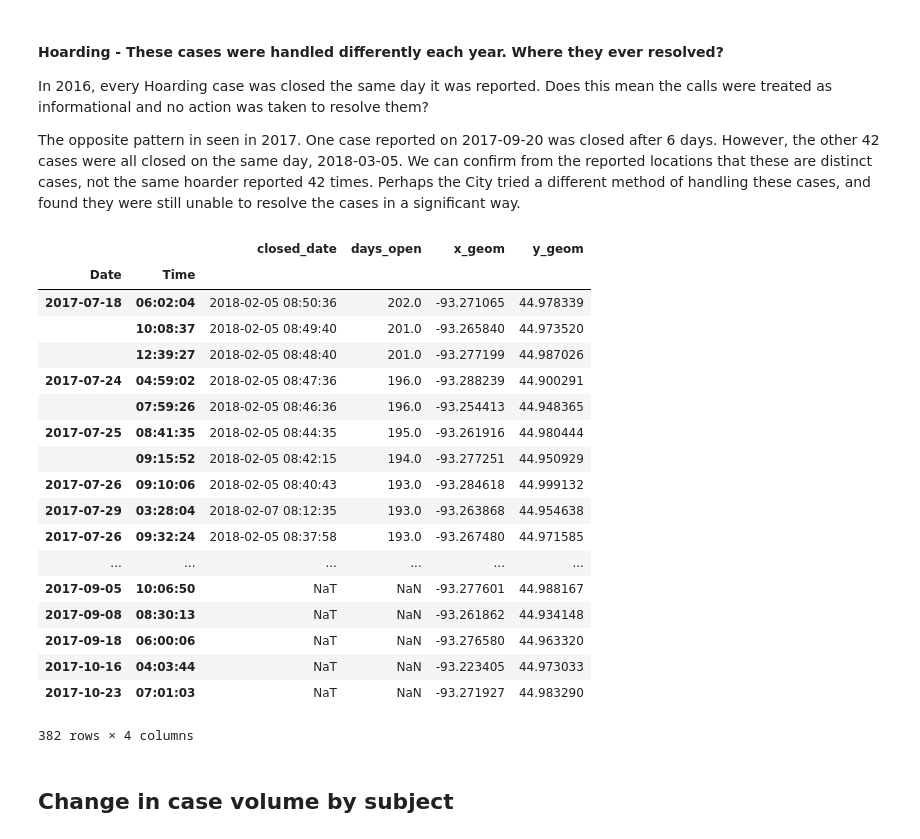
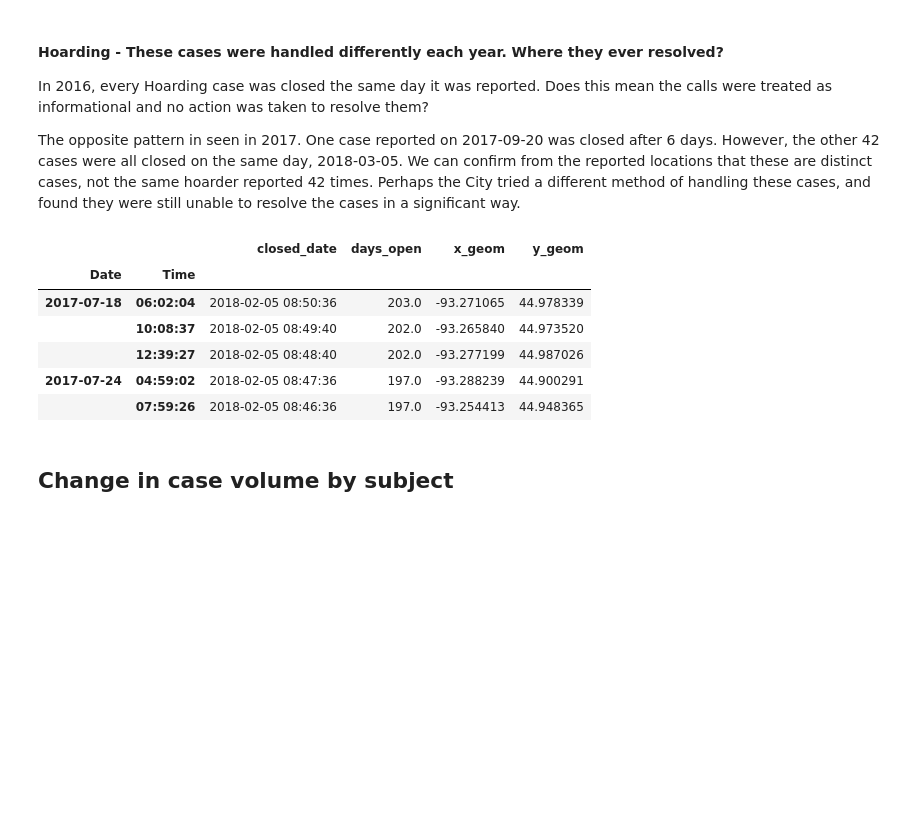
Before and after one commit to lwdee/Springboard, a Jupyter notebook: Capstone/Capstone_1_Data_Wrangling.ipynb, the cells around one changed output. Drawn from its saved outputs; the diff is of its cells as text; code cells hidden in the pictures; blank space fills up the shorter version.

```diff
--- a/Capstone/Capstone_1_Data_Wrangling.ipynb
+++ b/Capstone/Capstone_1_Data_Wrangling.ipynb
@@ -216,0 +361,4 @@ memory usage: 12.2+ MB
+# %%
+# Read the csv data file from above.
+df = pd.read_csv('311_clean.csv', index_col=[0,1], parse_dates = ['Date', 'closed_date', 'open_day'])
+df.head(2)
@@ -216,0 +395,3 @@ memory usage: 12.2+ MB
+# %%
+# Replace 0 value in 'days_open' column with 1.
+df.days_open = df.days_open.replace(0, 1)
@@ -496,6 +532,2 @@ df1617weather.to_csv('311_clean.csv')
 # %% [markdown]
 ## EDA
-# %%
-# Read the csv data file from above.
-df = pd.read_csv('311_clean.csv', index_col=[0,1], parse_dates = ['Date', 'closed_date', 'open_date'])
-df.head()
@@ -572,5 +533,0 @@ Name: title, dtype: int64
-# %%
-# Reorder and remove unused columns ('case_id', 'type_name', 'open_date', 'open_time')
-df = df[['status', 'closed_date', 'days_open', 'reason', 'subject', 'title', 'enquiry_type_id',
-       'x_coord', 'y_coord', 'x_geom', 'y_geom', 'object_id',
-       'max_temp', 'min_temp', 'precipitation', 'snow', 'snow_depth']]
@@ -1019,30 +873,17 @@ The opposite pattern in seen in 2017. One case reported on 2017-09-20 was closed
 # %%
 food = df[df['title']=='Commercial Food Safety/Sanitation Complaint']
 food16 = df[df['title']=='Commercial Food Safety/Sanitation Complaint'].loc['2016']
 food17 = df[df['title']=='Commercial Food Safety/Sanitation Complaint'].loc['2017']
 #food16[['closed_date', 'days_open', 'x_geom', 'y_geom']]
-food17[['closed_date', 'days_open', 'x_geom', 'y_geom']].sort_values('days_open', ascending=False)
-#food17.describe()
+food17[['closed_date', 'days_open', 'x_geom', 'y_geom']].sort_values('days_open', ascending=False).head()
 # %% [output]
 |  |  | closed_date | days_open | x_geom | y_geom |
 | Date | Time |  |  |  |  |
-| 2017-07-18 | 06:02:04 | 2018-02-05 08:50:36 | 202.0 | -93.271065 | 44.978339 |
-|  | 10:08:37 | 2018-02-05 08:49:40 | 201.0 | -93.265840 | 44.973520 |
-|  | 12:39:27 | 2018-02-05 08:48:40 | 201.0 | -93.277199 | 44.987026 |
-| 2017-07-24 | 04:59:02 | 2018-02-05 08:47:36 | 196.0 | -93.288239 | 44.900291 |
-|  | 07:59:26 | 2018-02-05 08:46:36 | 196.0 | -93.254413 | 44.948365 |
-| 2017-07-25 | 08:41:35 | 2018-02-05 08:44:35 | 195.0 | -93.261916 | 44.980444 |
-|  | 09:15:52 | 2018-02-05 08:42:15 | 194.0 | -93.277251 | 44.950929 |
-| 2017-07-26 | 09:10:06 | 2018-02-05 08:40:43 | 193.0 | -93.284618 | 44.999132 |
-| 2017-07-29 | 03:28:04 | 2018-02-07 08:12:35 | 193.0 | -93.263868 | 44.954638 |
-| 2017-07-26 | 09:32:24 | 2018-02-05 08:37:58 | 193.0 | -93.267480 | 44.971585 |
-| ... | ... | ... | ... | ... | ... |
-| 2017-09-05 | 10:06:50 | NaT | NaN | -93.277601 | 44.988167 |
-| 2017-09-08 | 08:30:13 | NaT | NaN | -93.261862 | 44.934148 |
-| 2017-09-18 | 06:00:06 | NaT | NaN | -93.276580 | 44.963320 |
-| 2017-10-16 | 04:03:44 | NaT | NaN | -93.223405 | 44.973033 |
-| 2017-10-23 | 07:01:03 | NaT | NaN | -93.271927 | 44.983290 |
+| 2017-07-18 | 06:02:04 | 2018-02-05 08:50:36 | 203.0 | -93.271065 | 44.978339 |
+|  | 10:08:37 | 2018-02-05 08:49:40 | 202.0 | -93.265840 | 44.973520 |
+|  | 12:39:27 | 2018-02-05 08:48:40 | 202.0 | -93.277199 | 44.987026 |
+| 2017-07-24 | 04:59:02 | 2018-02-05 08:47:36 | 197.0 | -93.288239 | 44.900291 |
+|  | 07:59:26 | 2018-02-05 08:46:36 | 197.0 | -93.254413 | 44.948365 |
-382 rows × 4 columns
 # %% [markdown]
 ## Change in case volume by subject
 # %%
```
Also changed, not shown: parts of 129 cells of this notebook.
